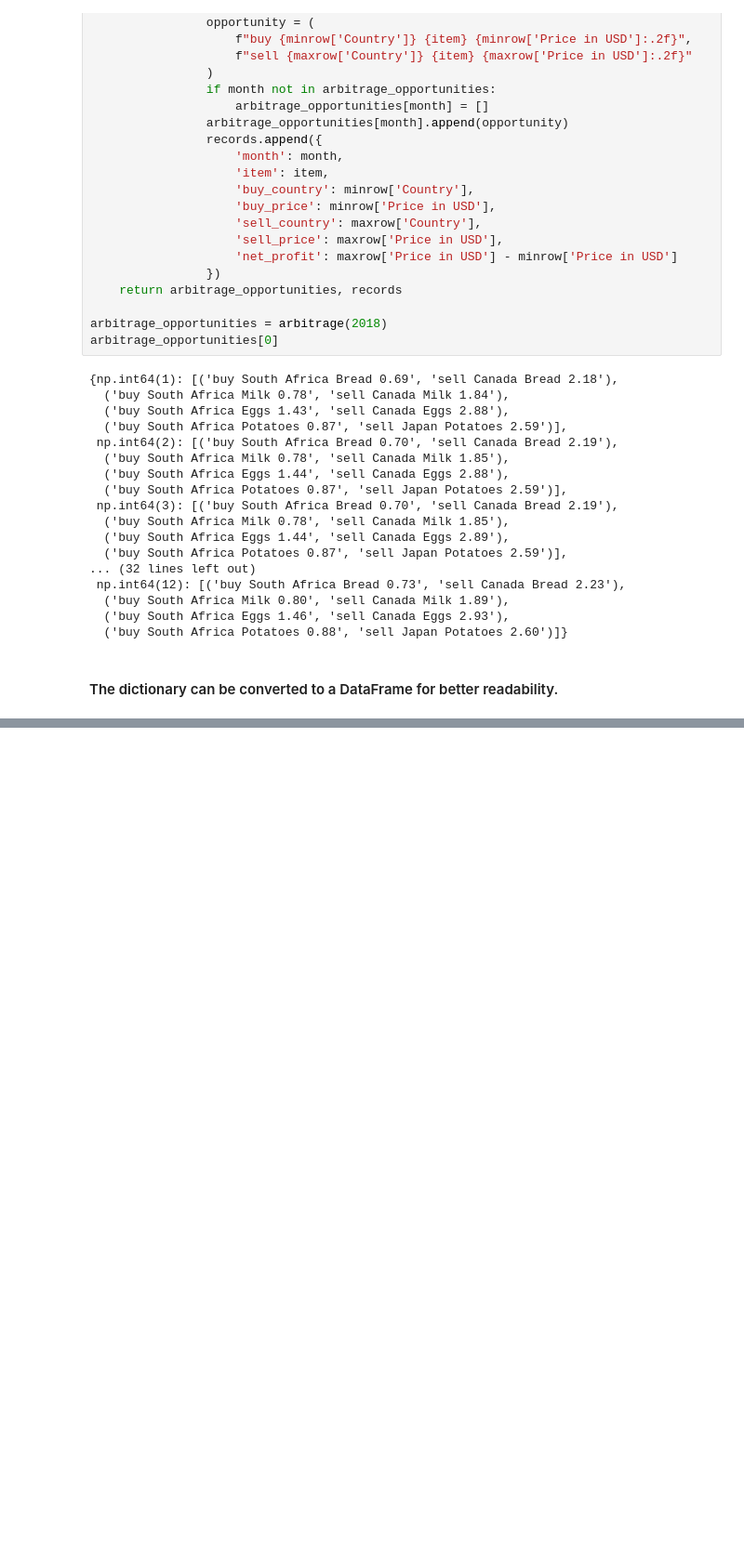
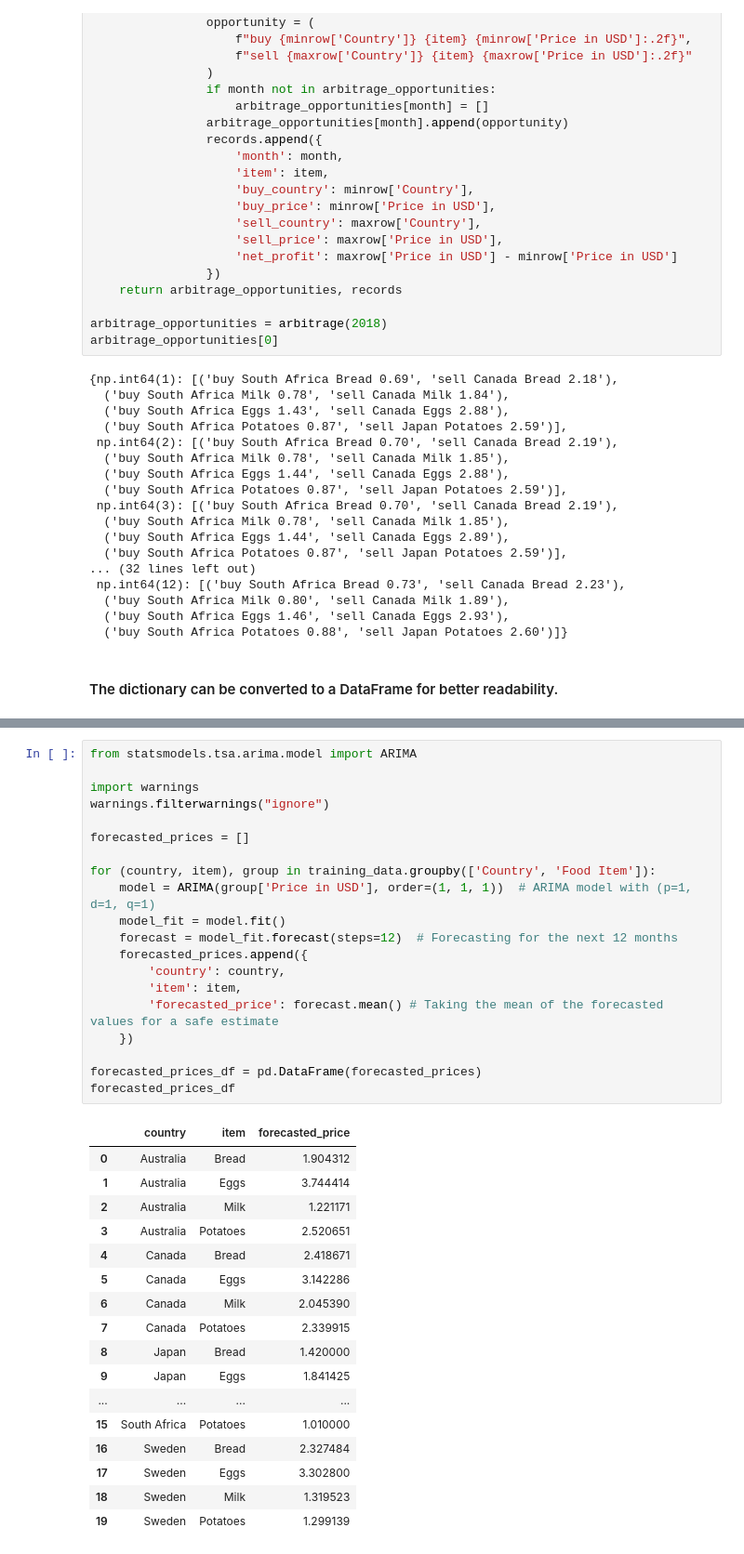
Before and after one commit to Ra20r/MSEC-Bootcamp-2025, a Jupyter notebook: bootcamp_project.ipynb, the cells around one changed output, grey strips where cells are left out. Shown at 93% size. Cells and saved outputs as stored; diff of their text form; blank space fills up the shorter version.

```diff
--- a/bootcamp_project.ipynb
+++ b/bootcamp_project.ipynb
@@ -390,0 +435,38 @@ arbitrage_records_df
+# %%
+from statsmodels.tsa.arima.model import ARIMA
+
+import warnings
+warnings.filterwarnings("ignore")
+
+forecasted_prices = []
+
+for (country, item), group in training_data.groupby(['Country', 'Food Item']):
+    model = ARIMA(group['Price in USD'], order=(1, 1, 1))  # ARIMA model with (p=1, d=1, q=1)
+    model_fit = model.fit()
+    forecast = model_fit.forecast(steps=12)  # Forecasting for the next 12 months
+    forecasted_prices.append({
+        'country': country,
+        'item': item,
+        'forecasted_price': forecast.mean() # Taking the mean of the forecasted values for a safe estimate
+    })
+
+forecasted_prices_df = pd.DataFrame(forecasted_prices)
+forecasted_prices_df
+# %% [output]
+|  | country | item | forecasted_price |
+| 0 | Australia | Bread | 1.904312 |
+| 1 | Australia | Eggs | 3.744414 |
+| 2 | Australia | Milk | 1.221171 |
+| 3 | Australia | Potatoes | 2.520651 |
+| 4 | Canada | Bread | 2.418671 |
+| 5 | Canada | Eggs | 3.142286 |
+| 6 | Canada | Milk | 2.045390 |
+| 7 | Canada | Potatoes | 2.339915 |
+| 8 | Japan | Bread | 1.420000 |
+| 9 | Japan | Eggs | 1.841425 |
+| ... | ... | ... | ... |
+| 15 | South Africa | Potatoes | 1.010000 |
+| 16 | Sweden | Bread | 2.327484 |
+| 17 | Sweden | Eggs | 3.302800 |
+| 18 | Sweden | Milk | 1.319523 |
+| 19 | Sweden | Potatoes | 1.299139 |
```
Also changed, not shown: parts of 9 cells of this notebook, 1 other file.
